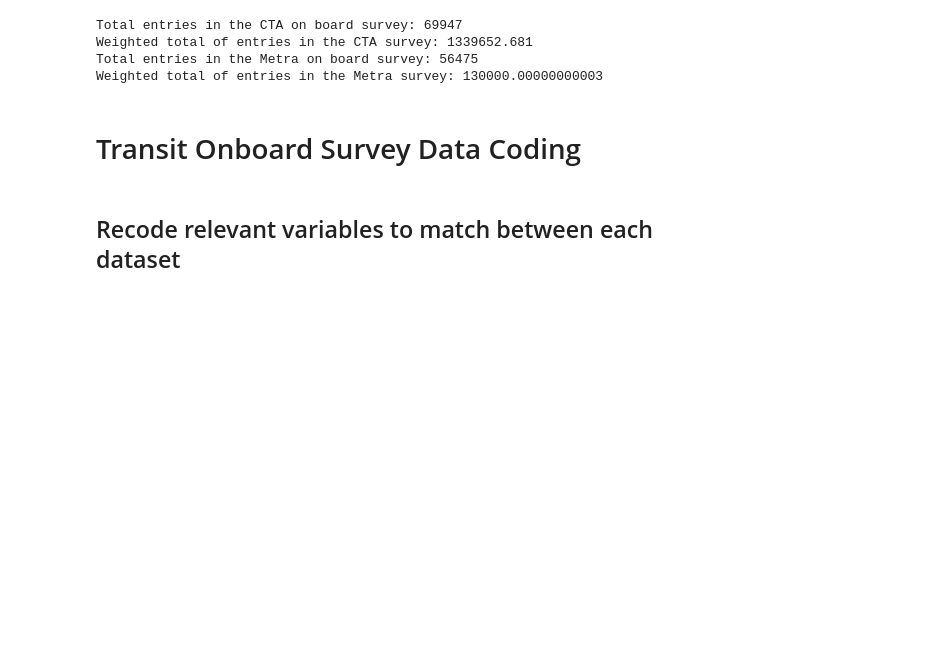
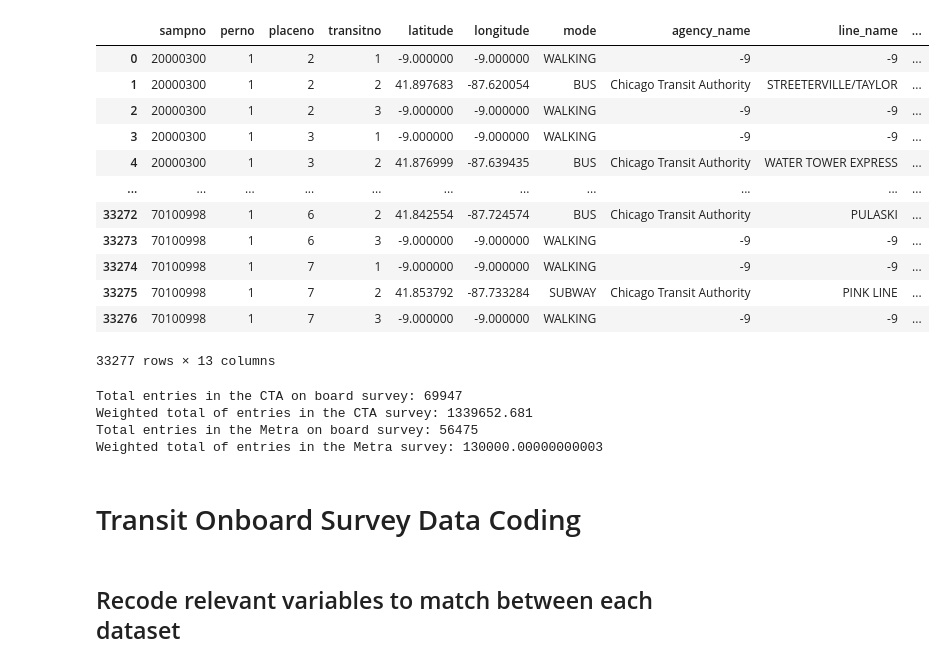
Before and after one commit to CMAP-REPOS/cmap_abm, a Jupyter notebook: obs_processing/onboard_survey_processing.ipynb, the cells around one changed output. Drawn from its saved outputs; the diff is of its cells as text; code cells hidden in the pictures; blank space fills up the shorter version.

```diff
--- a/obs_processing/onboard_survey_processing.ipynb
+++ b/obs_processing/onboard_survey_processing.ipynb
@@ -61,17 +61,46 @@ def make_percentage_bar_plot_metra(variable, title, xlabel, xlabel_rotation):
     plt.show()
 # %%
 
-with open(r'N:/Projects/CMAP_Activitysim/cmap_abm/survey_data_prep/cmap_inputs.yml') as file:
-    settings = yaml.full_load(file)
+with open(r'N:/Projects/CMAP_Activitysim/cmap_abm_lf/survey_data_prep/cmap_inputs.yml') as file:
+    settings = yaml.load(file)
 
 metra_path  = os.path.join(settings['data_dir'], 'Metra_2019/2019_Origin-Destination_survey_package/metra_with_autosuff.csv')
 cta_path =os.path.join(settings['data_dir'], 'CTA_2017/CTA OD Final Data.xlsx')
 
+survey_hh_path  = os.path.join(settings['data_dir'], settings['cmap_folder'], 'household.csv')
+survey_per_path  = os.path.join(settings['data_dir'], settings['cmap_folder'], 'person.csv')
+survey_place_path  = os.path.join(settings['data_dir'], settings['cmap_folder'], 'place.csv')
+survey_transit_path  = os.path.join(settings['data_dir'], settings['cmap_folder'], 'place_transit.csv')
+# survey_weights_path =  os.path.join(settings['popsim_folder'], 'output/final_summary_hh_weights.csv')
+survey_trip_weights_path = os.path.join(settings['proj_dir'], 'underreporting_correction/trip_weights.csv')
 
 metra_df = pd.read_csv(metra_path)
 cta_df = pd.read_excel(cta_path, sheet_name = 'Data')
 
+survey_hh_df = pd.read_csv(survey_hh_path)
+survey_per_df = pd.read_csv(survey_per_path)
+survey_place_df = pd.read_csv(survey_place_path)
+survey_transit_df = pd.read_csv(survey_transit_path)
+survey_trip_weights_df = pd.read_csv(survey_trip_weights_path)
+# survey_weights_df = pd.read_csv(survey_weights_path)
+
 output_path = r"output"
+# %%
+survey_transit_df
+# %% [output]
+|  | sampno | perno | placeno | transitno | latitude | longitude | mode | agency_name | line_name | ... |
+| 0 | 20000300 | 1 | 2 | 1 | -9.000000 | -9.000000 | WALKING | -9 | -9 | ... |
+| 1 | 20000300 | 1 | 2 | 2 | 41.897683 | -87.620054 | BUS | Chicago Transit Authority | STREETERVILLE/TAYLOR | ... |
+| 2 | 20000300 | 1 | 2 | 3 | -9.000000 | -9.000000 | WALKING | -9 | -9 | ... |
+| 3 | 20000300 | 1 | 3 | 1 | -9.000000 | -9.000000 | WALKING | -9 | -9 | ... |
+| 4 | 20000300 | 1 | 3 | 2 | 41.876999 | -87.639435 | BUS | Chicago Transit Authority | WATER TOWER EXPRESS | ... |
+| ... | ... | ... | ... | ... | ... | ... | ... | ... | ... | ... |
+| 33272 | 70100998 | 1 | 6 | 2 | 41.842554 | -87.724574 | BUS | Chicago Transit Authority | PULASKI | ... |
+| 33273 | 70100998 | 1 | 6 | 3 | -9.000000 | -9.000000 | WALKING | -9 | -9 | ... |
+| 33274 | 70100998 | 1 | 7 | 1 | -9.000000 | -9.000000 | WALKING | -9 | -9 | ... |
+| 33275 | 70100998 | 1 | 7 | 2 | 41.853792 | -87.733284 | SUBWAY | Chicago Transit Authority | PINK LINE | ... |
+| 33276 | 70100998 | 1 | 7 | 3 | -9.000000 | -9.000000 | WALKING | -9 | -9 | ... |
+33277 rows × 13 columns
 # %%
 print("Total entries in the CTA on board survey:", len(cta_df))
 print("Weighted total of entries in the CTA survey:", cta_df['unlinked_weight'].sum())
```
Also changed, not shown: parts of 42 cells of this notebook, 4 other files.
